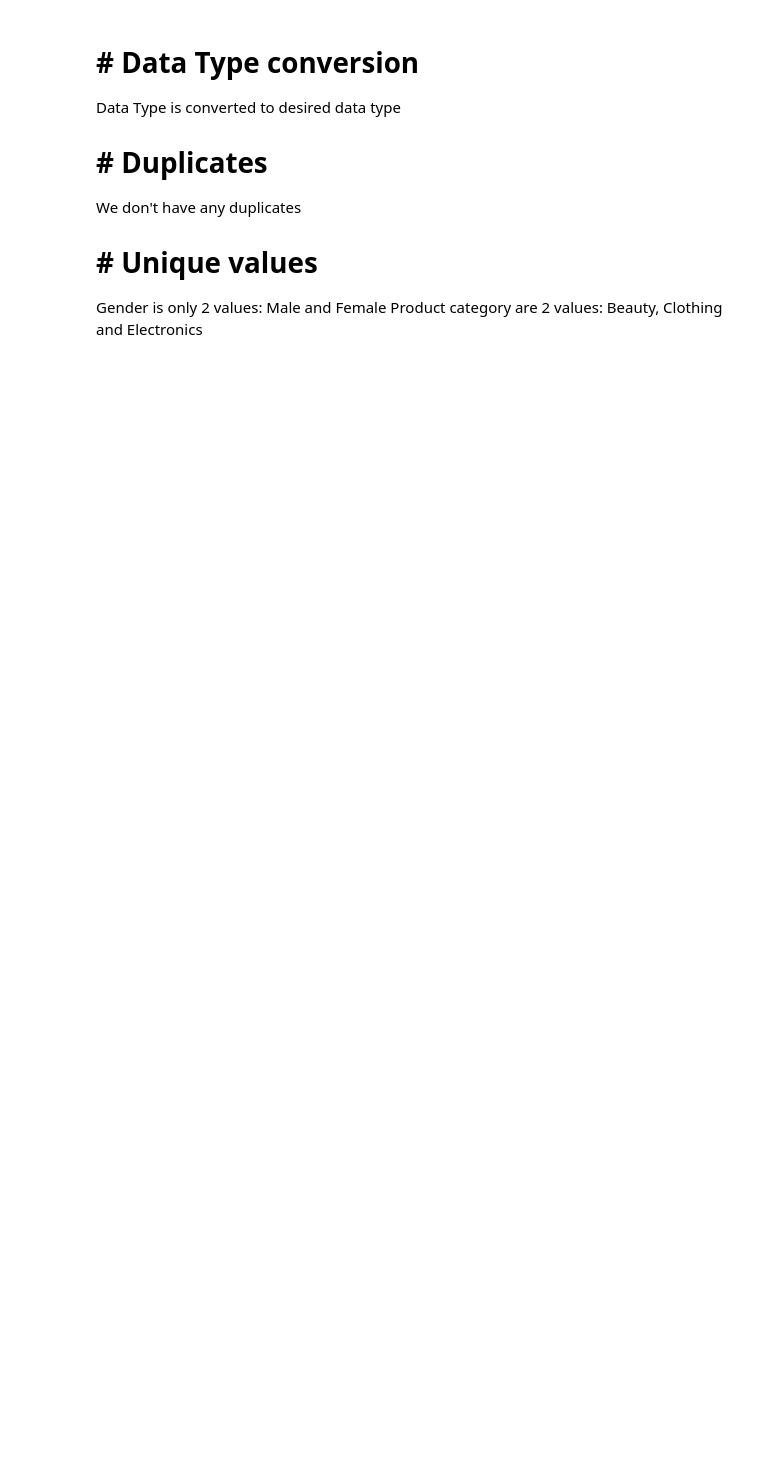
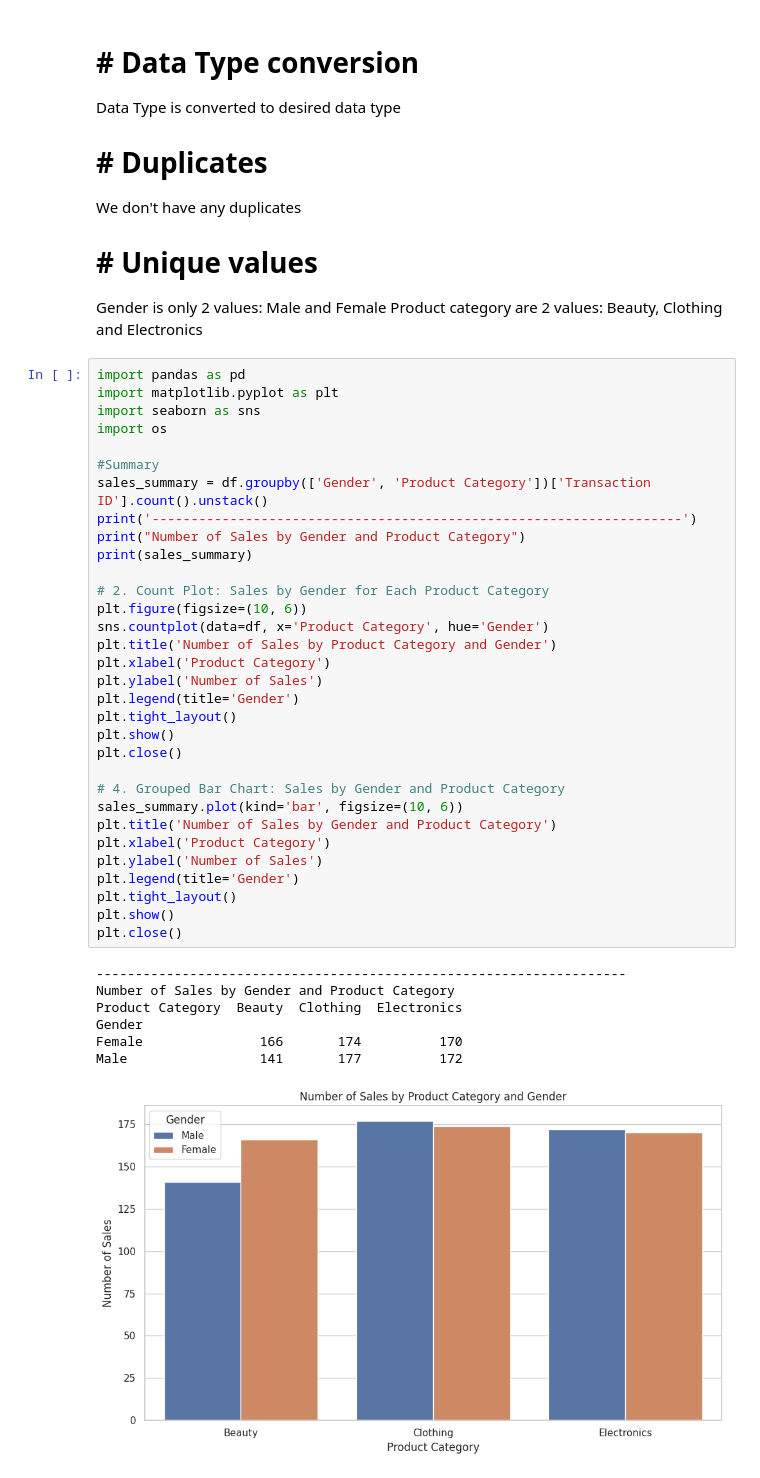
Before and after one commit to msselizabeth/smart-ml-retail-model, a Jupyter notebook: experiments/experiment-zero.ipynb, the cells around one changed output. Drawn from its saved outputs; the diff is of its cells as text; blank space fills up the shorter version.

Commit message:
Update with plots

```diff
--- a/experiments/experiment-zero.ipynb
+++ b/experiments/experiment-zero.ipynb
@@ -118,3 +118,43 @@ We don't have any duplicates
 
 Gender is only 2 values: Male and Female
 Product category are 2 values: Beauty, Clothing and Electronics
+# %%
+import pandas as pd
+import matplotlib.pyplot as plt
+import seaborn as sns
+import os
+
+#Summary
+sales_summary = df.groupby(['Gender', 'Product Category'])['Transaction ID'].count().unstack()
+print('--------------------------------------------------------------------')
+print("Number of Sales by Gender and Product Category")
+print(sales_summary)
+
+# 2. Count Plot: Sales by Gender for Each Product Category
+plt.figure(figsize=(10, 6))
+sns.countplot(data=df, x='Product Category', hue='Gender')
+plt.title('Number of Sales by Product Category and Gender')
+plt.xlabel('Product Category')
+plt.ylabel('Number of Sales')
+plt.legend(title='Gender')
+plt.tight_layout()
+plt.show()
+plt.close()
+
+# 4. Grouped Bar Chart: Sales by Gender and Product Category
+sales_summary.plot(kind='bar', figsize=(10, 6))
+plt.title('Number of Sales by Gender and Product Category')
+plt.xlabel('Product Category')
+plt.ylabel('Number of Sales')
+plt.legend(title='Gender')
+plt.tight_layout()
+plt.show()
+plt.close()
+# %% [output]
+--------------------------------------------------------------------
+Number of Sales by Gender and Product Category
+Product Category  Beauty  Clothing  Electronics
+Gender
+Female               166       174          170
+Male                 141       177          172
+[figure, added]
```
Also changed, not shown: parts of 4 cells of this notebook.
